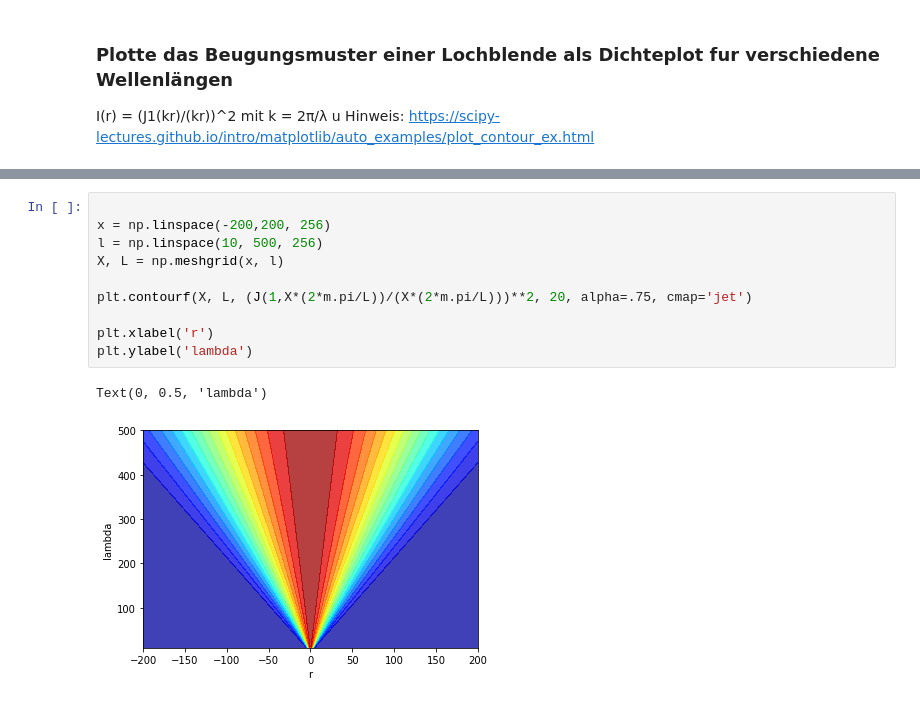
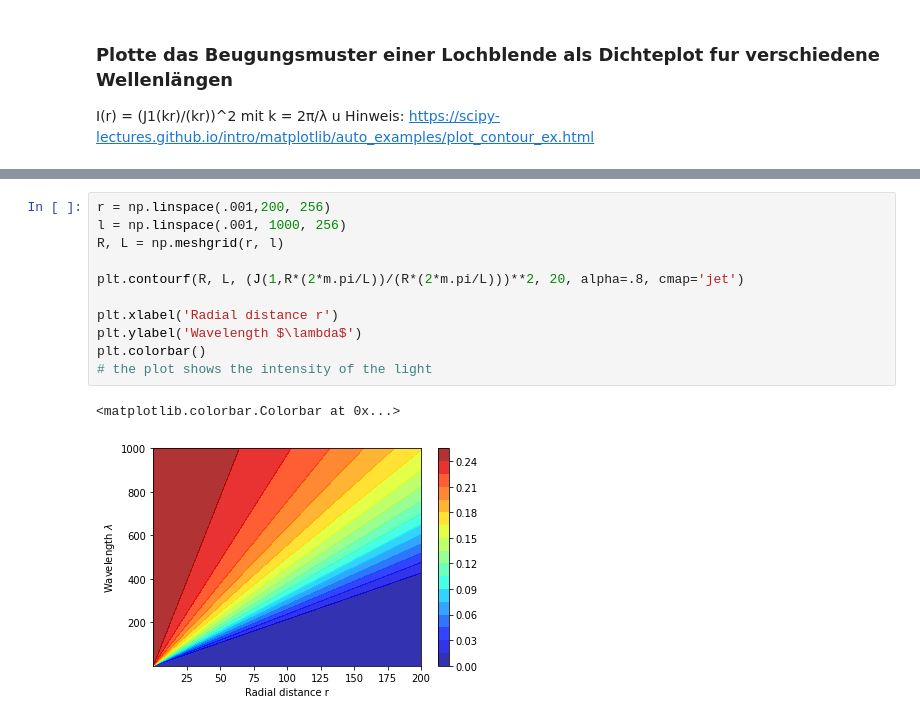
Before and after one commit to emhl/CoPhy2, a Jupyter notebook: Blatt3-numerische-integration/Blatt3-Aufg1.ipynb, the cells around one changed output, grey strips where cells are left out. Drawn from its saved outputs; the diff is of its cells as text.

```diff
--- a/Blatt3-numerische-integration/Blatt3-Aufg1.ipynb
+++ b/Blatt3-numerische-integration/Blatt3-Aufg1.ipynb
@@ -65,13 +79,14 @@ C = plt.contour(X, Y, f(X, Y), 8, colors='black', linewidth=.5)
 # %%
+r = np.linspace(.001,200, 256)
+l = np.linspace(.001, 1000, 256)
+R, L = np.meshgrid(r, l)
 
-x = np.linspace(-200,200, 256)
-l = np.linspace(10, 500, 256)
-X, L = np.meshgrid(x, l)
+plt.contourf(R, L, (J(1,R*(2*m.pi/L))/(R*(2*m.pi/L)))**2, 20, alpha=.8, cmap='jet')
 
-plt.contourf(X, L, (J(1,X*(2*m.pi/L))/(X*(2*m.pi/L)))**2, 20, alpha=.75, cmap='jet')
-
-plt.xlabel('r')
-plt.ylabel('lambda')
+plt.xlabel('Radial distance r')
+plt.ylabel('Wavelength $\lambda$')
+plt.colorbar()
+# the plot shows the intensity of the light
 # %% [output]
-Text(0, 0.5, 'lambda')
+<matplotlib.colorbar.Colorbar at 0x...>
-[figure, old version]
+[figure, new version]
```
Also changed, not shown: parts of 8 cells of this notebook.
